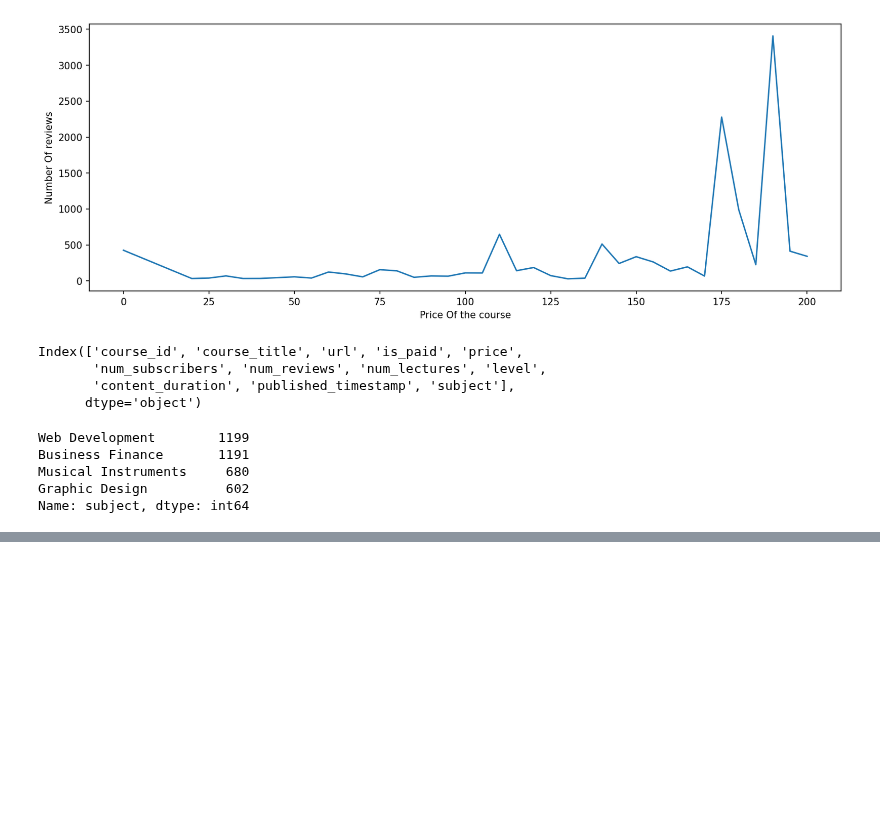
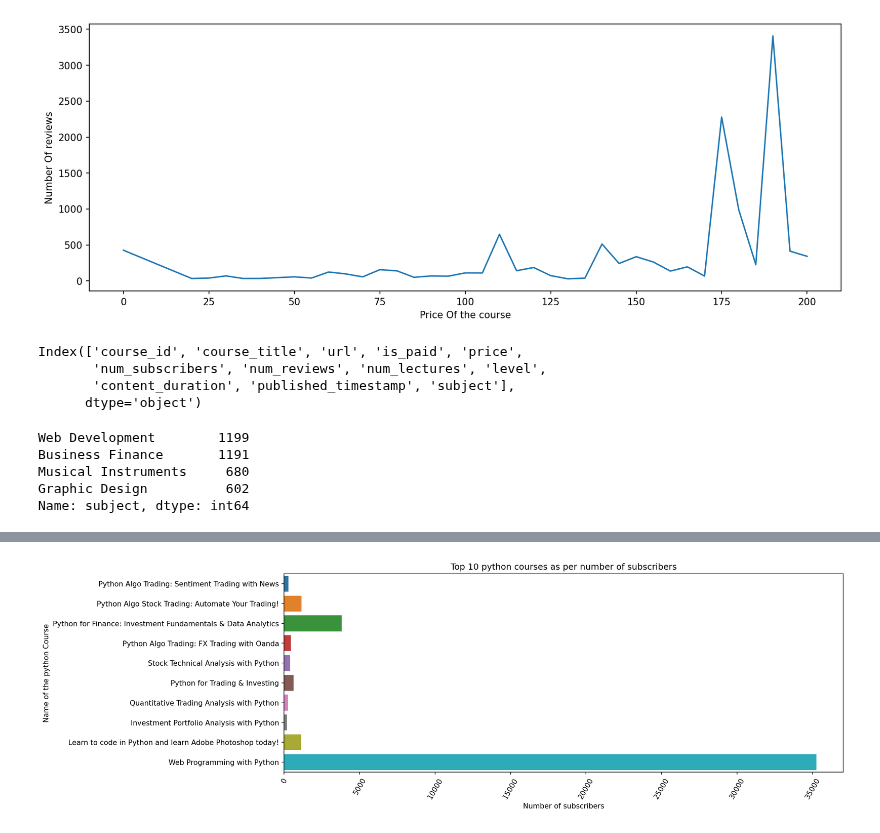
Before and after one commit to rohitcodism/ML-DS, a Jupyter notebook: Projects/Udemy Dataset Analysis/udemy.ipynb, the cells around one changed output, grey strips where cells are left out. Drawn from its saved outputs; the diff is of its cells as text; code cells hidden in the pictures; blank space fills up the shorter version.

```diff
--- a/Projects/Udemy Dataset Analysis/udemy.ipynb
+++ b/Projects/Udemy Dataset Analysis/udemy.ipynb
@@ -331,0 +316,4 @@ dataset[dataset['course_title'].str.contains('python', case=False)]
+# %%
+pythonDS = dataset[dataset['course_title'].str.contains('python', case=False)]
+# %%
+pythonDS = pythonDS.drop(['course_id'], axis=1)
@@ -331,0 +348,9 @@ dataset[dataset['course_title'].str.contains('python', case=False)]
+# %%
+plt.figure(figsize=(14,5), dpi=150)
+sns.barplot(data=pythonDS.head(10), y='course_title', x='num_subscribers').set(title='Top 10 python courses as per number of subscribers')
+plt.xlabel('Number of subscribers')
+plt.ylabel('Name of the python Course')
+plt.xticks(rotation=60)
+plt.show()
+# %% [output]
+[figure, added]
```
Also changed, not shown: parts of 7 cells of this notebook.
